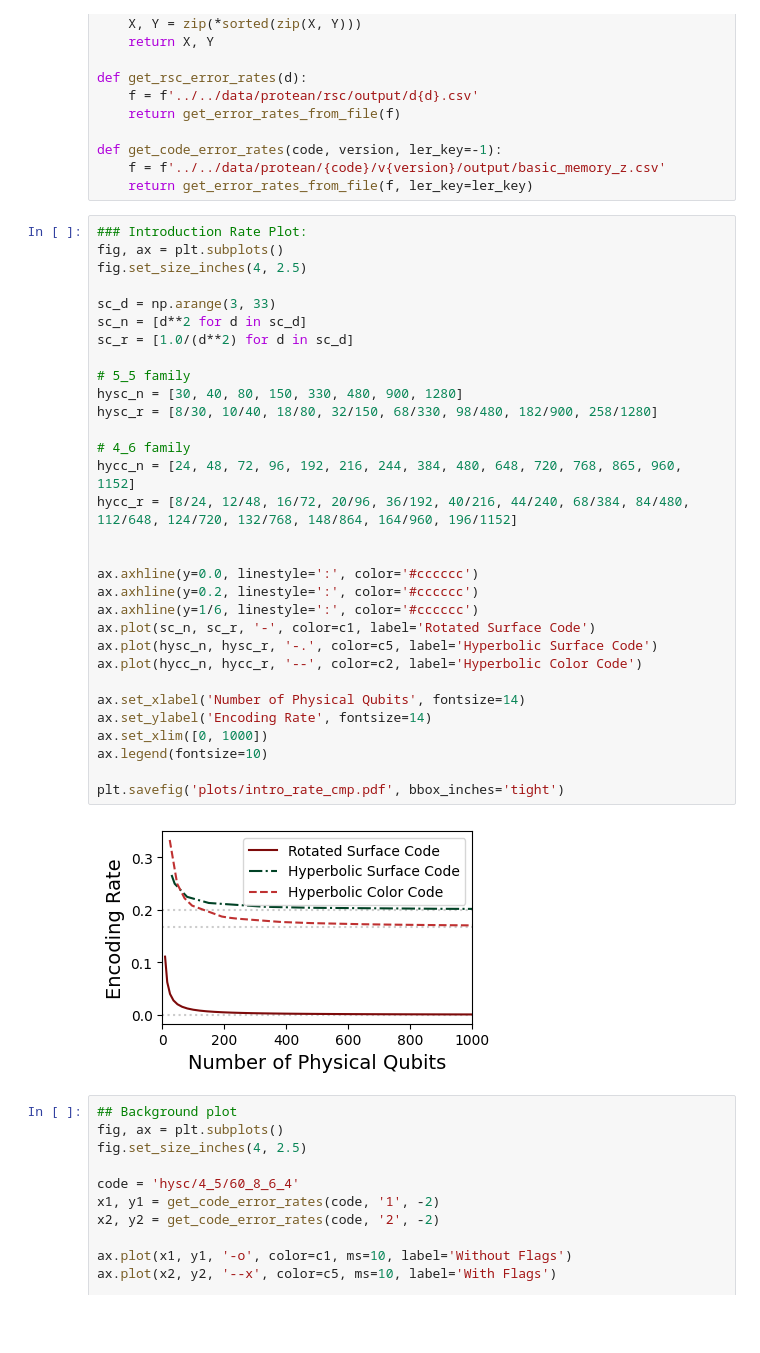
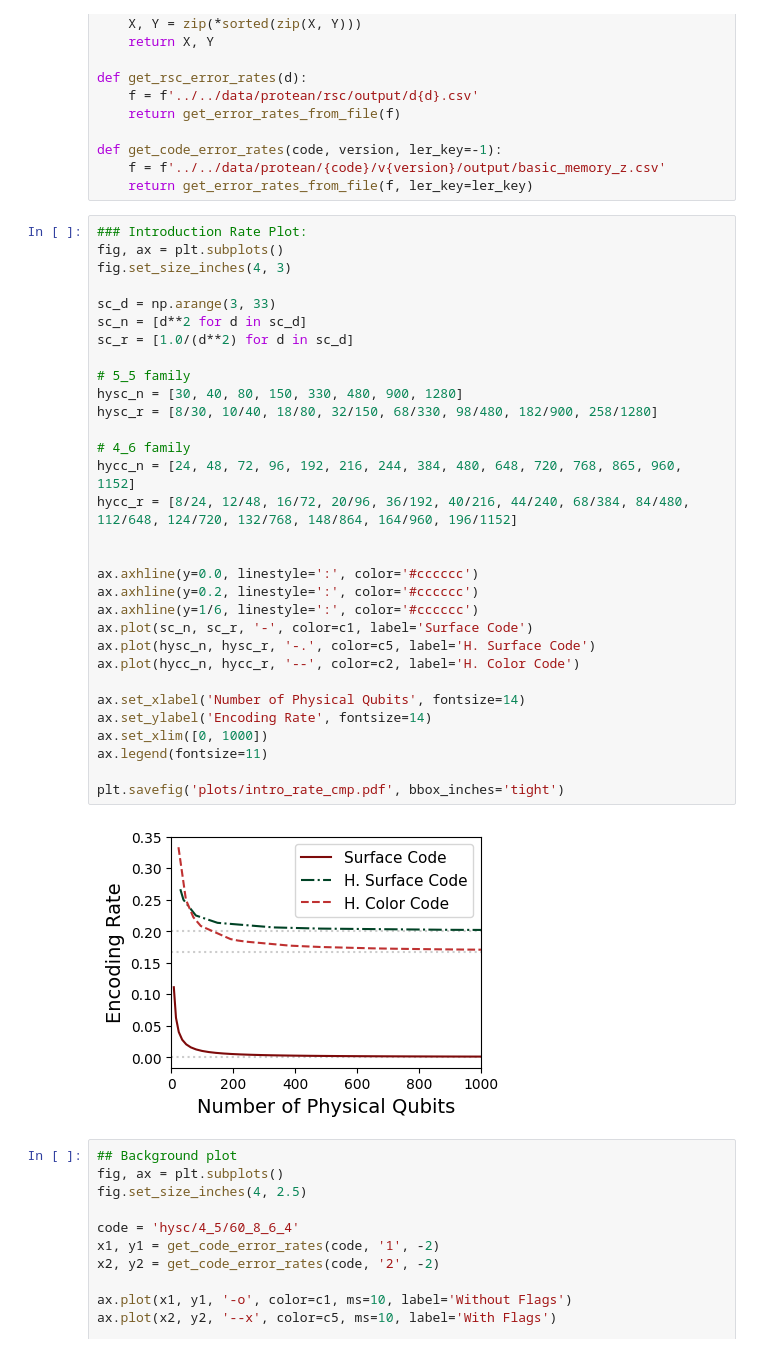
Before and after one commit to suhaskvittal/qontra, a Jupyter notebook: scripts/protean/plots.ipynb, the cells around one changed output. Saved outputs shown, nothing was run; the diff lists cells and outputs as text; blank space fills up the shorter version.

```diff
--- a/scripts/protean/plots.ipynb
+++ b/scripts/protean/plots.ipynb
@@ -93,36 +93,36 @@ def get_code_error_rates(code, version, ler_key=-1):
 # %%
 ### Introduction Rate Plot:
 fig, ax = plt.subplots()
-fig.set_size_inches(4, 2.5)
+fig.set_size_inches(4, 3)
 
 sc_d = np.arange(3, 33)
 sc_n = [d**2 for d in sc_d]
 sc_r = [1.0/(d**2) for d in sc_d]
 
 # 5_5 family
 hysc_n = [30, 40, 80, 150, 330, 480, 900, 1280]
 hysc_r = [8/30, 10/40, 18/80, 32/150, 68/330, 98/480, 182/900, 258/1280]
 
 # 4_6 family
 hycc_n = [24, 48, 72, 96, 192, 216, 244, 384, 480, 648, 720, 768, 865, 960, 1152]
 hycc_r = [8/24, 12/48, 16/72, 20/96, 36/192, 40/216, 44/240, 68/384, 84/480, 112/648, 124/720, 132/768, 148/864, 164/960, 196/1152]
 
 
 ax.axhline(y=0.0, linestyle=':', color='#cccccc')
 ax.axhline(y=0.2, linestyle=':', color='#cccccc')
 ax.axhline(y=1/6, linestyle=':', color='#cccccc')
-ax.plot(sc_n, sc_r, '-', color=c1, label='Rotated Surface Code')
-ax.plot(hysc_n, hysc_r, '-.', color=c5, label='Hyperbolic Surface Code')
-ax.plot(hycc_n, hycc_r, '--', color=c2, label='Hyperbolic Color Code')
+ax.plot(sc_n, sc_r, '-', color=c1, label='Surface Code')
+ax.plot(hysc_n, hysc_r, '-.', color=c5, label='H. Surface Code')
+ax.plot(hycc_n, hycc_r, '--', color=c2, label='H. Color Code')
 
 ax.set_xlabel('Number of Physical Qubits', fontsize=14)
 ax.set_ylabel('Encoding Rate', fontsize=14)
 ax.set_xlim([0, 1000])
-ax.legend(fontsize=10)
+ax.legend(fontsize=11)
 
 plt.savefig('plots/intro_rate_cmp.pdf', bbox_inches='tight')
 # %% [output]
-[figure, old version]
+[figure, new version]
 # %%
 ## Background plot
 fig, ax = plt.subplots()
```
Also changed, not shown: 5 other files.
